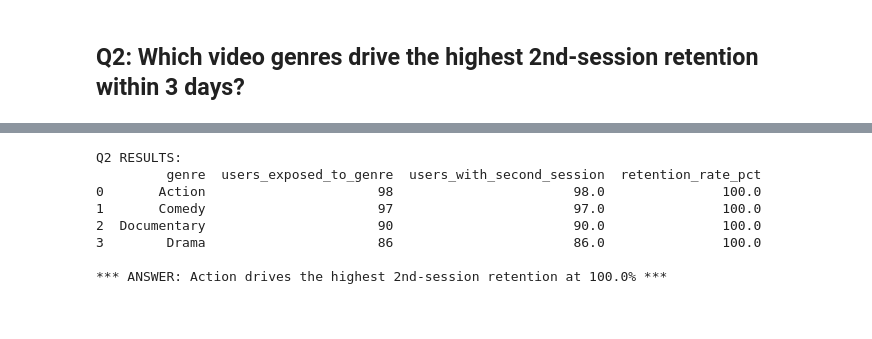
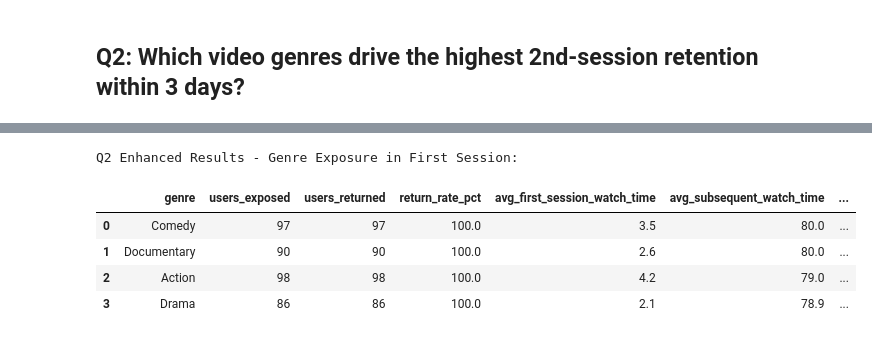
Before and after one commit to ndias021/streampro-assignment-etl, a Jupyter notebook: src/notebooks/analysis.ipynb, the cells around one changed output, grey strips where cells are left out. Drawn from its saved outputs; the diff is of its cells as text; code cells hidden in the pictures.

Commit message:
More analysis

```diff
--- a/src/notebooks/analysis.ipynb
+++ b/src/notebooks/analysis.ipynb
@@ -387,63 +343,61 @@ Video genres overview:
 # %%
-# Q2 Analysis: 2nd-session retention by genre
-q2_analysis = conn.execute("""
+# Q2 Analysis: Quality of retention by genre exposure
+q2_enhanced = conn.execute("""
     WITH user_first_sessions AS (
         -- Get each user's first session details
         SELECT
             e.user_id,
             MIN(e.session_id) as first_session_id,
             SUBSTRING(MIN(e.timestamp), 1, 10) as first_session_date
         FROM trusted_events e
         GROUP BY e.user_id
     ),
     first_session_genres AS (
-        -- Get genres watched in first session
+        -- Get genres watched in first session with watch time
         SELECT
             ufs.user_id,
-            ufs.first_session_id,
-            ufs.first_session_date,
             v.genre,
-            COUNT(DISTINCT e.video_id) as videos_watched
+            SUM(CASE WHEN e.event_name = 'watch_time' THEN CAST(e.value AS DOUBLE) ELSE 0 END) as first_session_genre_watch_time
         FROM user_first_sessions ufs
         INNER JOIN trusted_events e
             ON ufs.user_id = e.user_id
             AND ufs.first_session_id = e.session_id
         INNER JOIN trusted_videos v ON e.video_id = v.video_id
-        GROUP BY ufs.user_id, ufs.first_session_id, ufs.first_session_date, v.genre
+        GROUP BY ufs.user_id, v.genre
     ),
-    user_second_sessions AS (
-        -- Check if users had a 2nd session within 3 days
-        SELECT DISTINCT
-            fsg.user_id,
-            fsg.genre,
-            CASE WHEN COUNT(DISTINCT later_sessions.session_id) > 0 THEN 1 ELSE 0 END as has_second_session
-        FROM first_session_genres fsg
-        LEFT JOIN trusted_events later_sessions
-            ON fsg.user_id = later_sessions.user_id
-            AND later_sessions.session_id > fsg.first_session_id  -- Any session after first
-            AND SUBSTRING(later_sessions.timestamp, 1, 10) <= CAST(DATE_ADD(CAST(fsg.first_session_date AS DATE), INTERVAL 3 DAY) AS VARCHAR)
-        GROUP BY fsg.user_id, fsg.genre
+    second_session_activity AS (
+        -- Get watch time in subsequent sessions within 3 days
+        SELECT
+            ufs.user_id,
+            SUM(CASE WHEN e.event_name = 'watch_time' THEN CAST(e.value AS DOUBLE) ELSE 0 END) as subsequent_watch_time,
+            COUNT(DISTINCT e.session_id) as subsequent_sessions
+        FROM user_first_sessions ufs
+        INNER JOIN trusted_events e
+            ON ufs.user_id = e.user_id
+            AND e.session_id > ufs.first_session_id
+            AND SUBSTRING(e.timestamp, 1, 10) <= CAST(DATE_ADD(CAST(ufs.first_session_date AS DATE), INTERVAL 3 DAY) AS VARCHAR)
+        GROUP BY ufs.user_id
     )
     SELECT
-        genre,
-        COUNT(*) as users_exposed_to_genre,
-        SUM(has_second_session) as users_with_second_session,
-        ROUND(100.0 * SUM(has_second_session) / NULLIF(COUNT(*), 0), 1) as retention_rate_pct
-    FROM user_second_sessions
-    GROUP BY genre
-    ORDER BY retention_rate_pct DESC, users_exposed_to_genre DESC
+        fsg.genre,
+        COUNT(DISTINCT fsg.user_id) as users_exposed,
+        COUNT(DISTINCT ssa.user_id) as users_returned,
+        ROUND(100.0 * COUNT(DISTINCT ssa.user_id) / COUNT(DISTINCT fsg.user_id), 1) as return_rate_pct,
+        ROUND(AVG(fsg.first_session_genre_watch_time), 1) as avg_first_session_watch_time,
+        ROUND(AVG(ssa.subsequent_watch_time), 1) as avg_subsequent_watch_time,
+        ROUND(AVG(ssa.subsequent_sessions), 1) as avg_subsequent_sessions
+    FROM first_session_genres fsg
+    LEFT JOIN second_session_activity ssa ON fsg.user_id = ssa.user_id
+    GROUP BY fsg.genre
+    ORDER BY avg_subsequent_watch_time DESC NULLS LAST
 """).df()
 
-print("Q2 RESULTS:")
-print(q2_analysis.to_string())
-
-print(f"\n*** ANSWER: {q2_analysis.iloc[0]['genre']} drives the highest 2nd-session retention at {q2_analysis.iloc[0]['retention_rate_pct']}% ***")
+print("Q2 Enhanced Results - Genre Exposure in First Session:")
+q2_enhanced
 # %% [output]
-Q2 RESULTS:
-         genre  users_exposed_to_genre  users_with_second_session  retention_rate_pct
-0       Action                      98                       98.0               100.0
-1       Comedy                      97                       97.0               100.0
-2  Documentary                      90                       90.0               100.0
-3        Drama                      86                       86.0               100.0
-
-*** ANSWER: Action drives the highest 2nd-session retention at 100.0% ***
+Q2 Enhanced Results - Genre Exposure in First Session:
+|  | genre | users_exposed | users_returned | return_rate_pct | avg_first_session_watch_time | avg_subsequent_watch_time | ... |
+| 0 | Comedy | 97 | 97 | 100.0 | 3.5 | 80.0 | ... |
+| 1 | Documentary | 90 | 90 | 100.0 | 2.6 | 80.0 | ... |
+| 2 | Action | 98 | 98 | 100.0 | 4.2 | 79.0 | ... |
+| 3 | Drama | 86 | 86 | 100.0 | 2.1 | 78.9 | ... |
```
Also changed, not shown: parts of 12 cells of this notebook.
